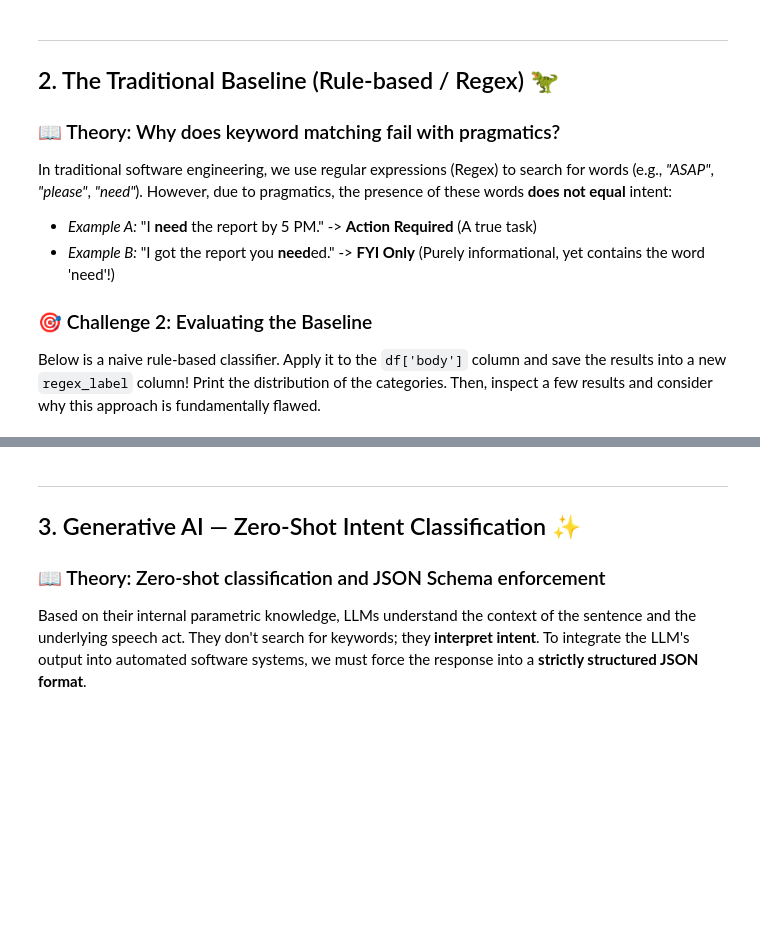
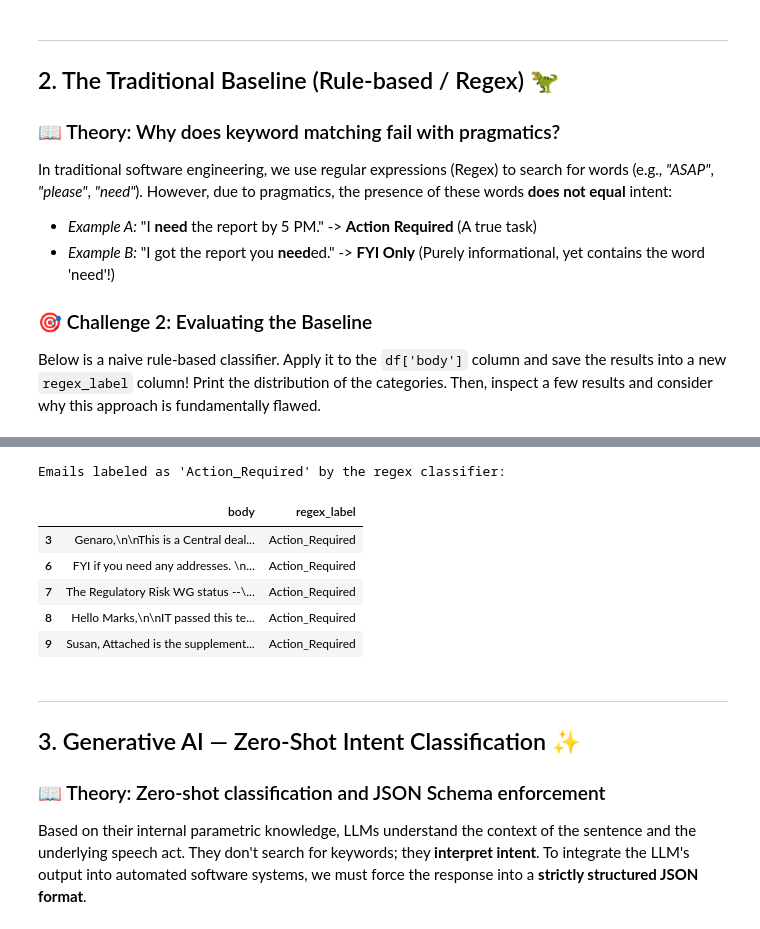
Before and after one commit to VamiAdi/AIPracticeLab, a Jupyter notebook: ai_in_practice_01 (1).ipynb, the cells around one changed output, grey strips where cells are left out. Saved outputs shown, nothing was run; the diff lists cells and outputs as text; code cells hidden in the pictures; blank space fills up the shorter version.

```diff
--- a/ai_in_practice_01 (1).ipynb
+++ b/ai_in_practice_01 (1).ipynb
@@ -107,3 +145,7 @@ def regex_classifier(text):
         return 'FYI_Only'
 
 # Apply the function to the DataFrame here:
+df['regex_label'] = df['body'].apply(regex_classifier)
+
+print('Distribution of regex_label categories:')
+display(df['regex_label'].value_counts())
@@ -110,3 +160,16 @@ def regex_classifier(text):
+# %%
+# To inspect the flaws, let's look at some examples.
+# For instance, emails labeled as 'Action_Required' by regex.
+print("Emails labeled as 'Action_Required' by the regex classifier:")
+display(df[df['regex_label'] == 'Action_Required'][['body', 'regex_label']].head())
+# %% [output]
+Emails labeled as 'Action_Required' by the regex classifier:
+|  | body | regex_label |
+| 3 | Genaro,\n\nThis is a Central deal... | Action_Required |
+| 6 | FYI if you need any addresses. \n... | Action_Required |
+| 7 | The Regulatory Risk WG status --\... | Action_Required |
+| 8 | Hello Marks,\n\nIT passed this te... | Action_Required |
+| 9 | Susan, Attached is the supplement... | Action_Required |
 # %% [markdown]
 ---
 ## 3. Generative AI — Zero-Shot Intent Classification ✨
```
Also changed, not shown: parts of 13 cells of this notebook.
